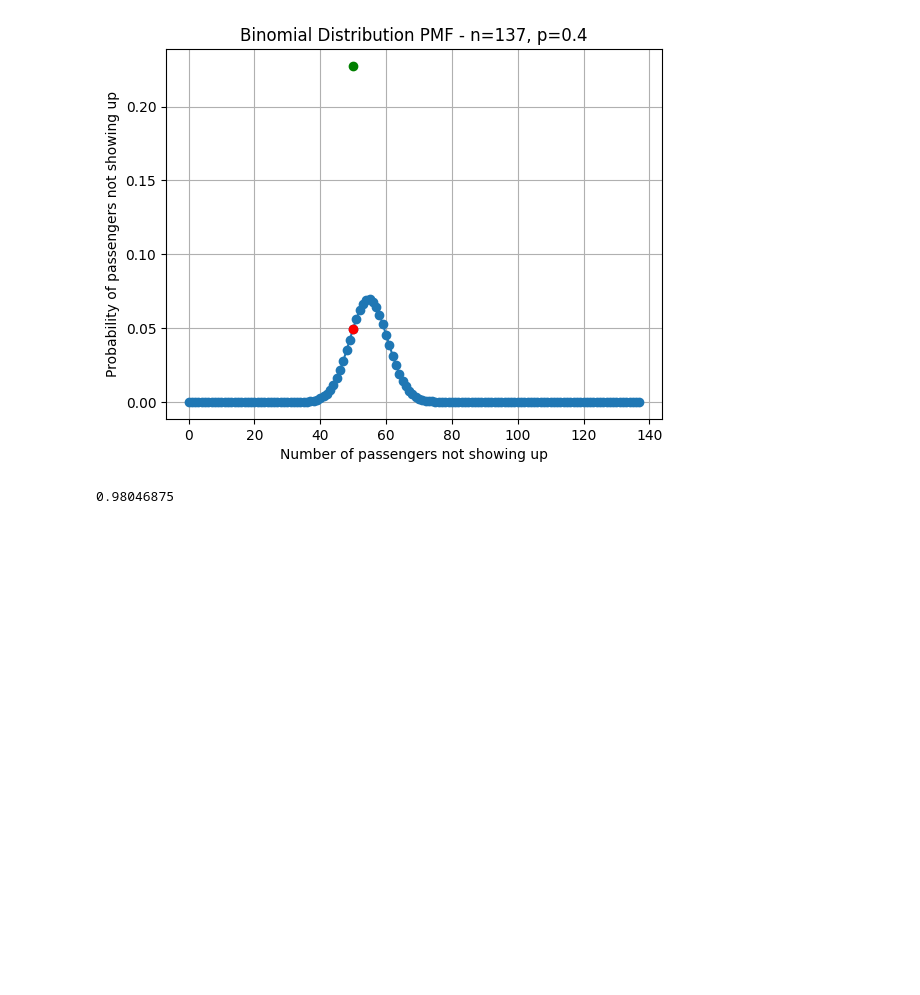
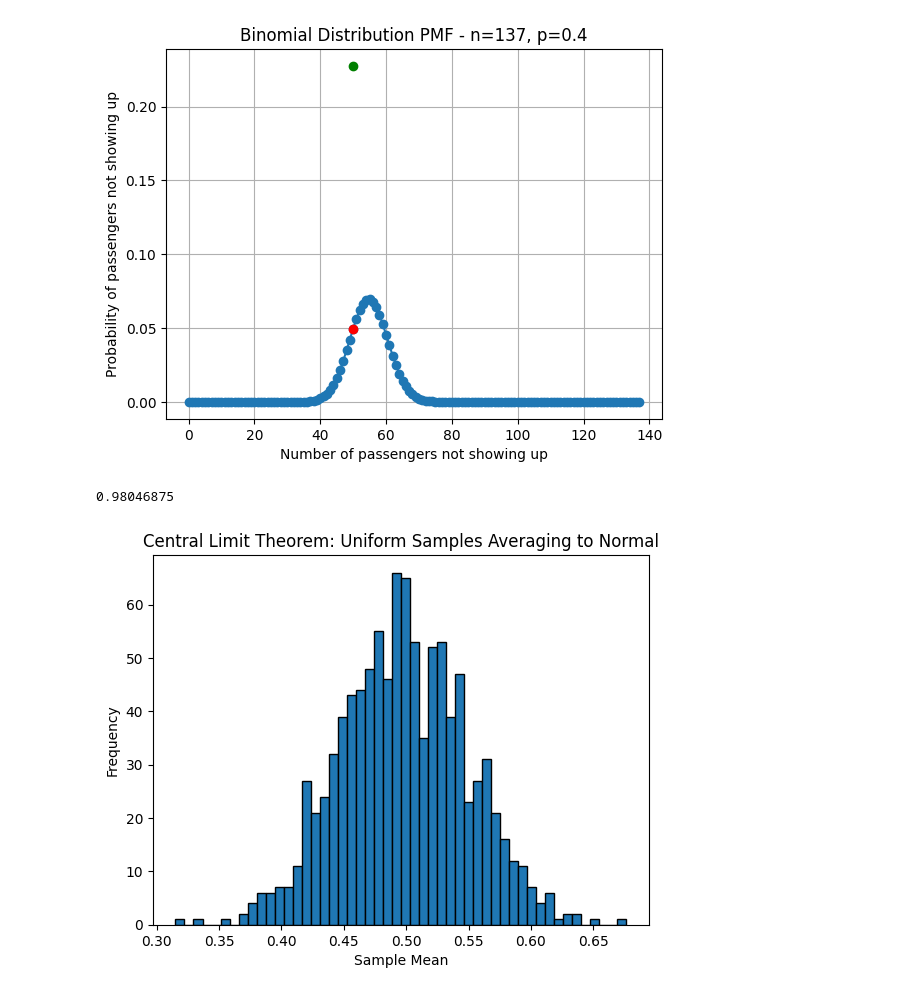
Before and after one commit to makzprog/SM_PROGS, a Jupyter notebook: test.ipynb, the cells around one changed output. Saved outputs shown, nothing was run; the diff lists cells and outputs as text; code cells hidden in the pictures; blank space fills up the shorter version.

```diff
--- a/test.ipynb
+++ b/test.ipynb
@@ -278,3 +278,22 @@ print(p)
 # according to our calculation, there is a 0,3% chance the underlying probability of succes is fair, since a a fair coin concides with p=0.5
 # %% [output]
 0.98046875
+# %%
+# Samples of the uniform distribution will average out to a normal distribution.
+import random
+import matplotlib.pyplot as plt
+
+sample_size = 31
+sample_count = 1000
+
+# Central limit theorem, 1000 samples each with 31
+x_values = [(sum([random.uniform(0.0, 1.0) for i in range(sample_size)]) / sample_size)
+            for _ in range(sample_count)]
+
+plt.hist(x_values, bins=50, edgecolor='black')
+plt.title('Central Limit Theorem: Uniform Samples Averaging to Normal')
+plt.xlabel('Sample Mean')
+plt.ylabel('Frequency')
+plt.show()
+# %% [output]
+[figure, added]
```
Also changed, not shown: parts of 12 cells of this notebook.
